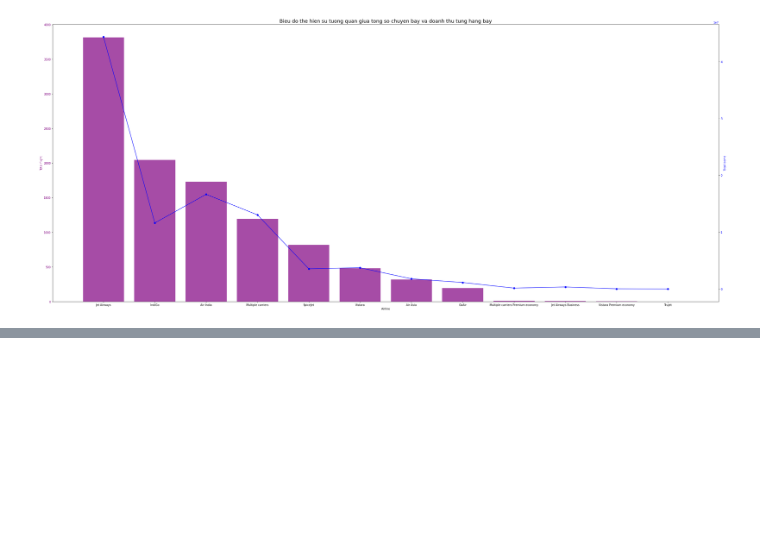
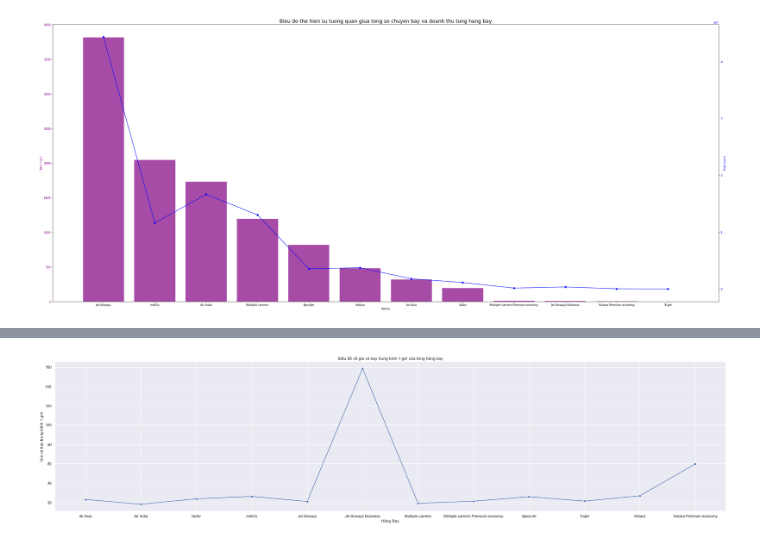
Before and after one commit to Nganho22/rvPython, a Jupyter notebook: 20127250.ipynb, the cells around one changed output, grey strips where cells are left out. Saved outputs shown, nothing was run; the diff lists cells and outputs as text; code cells hidden in the pictures; blank space fills up the shorter version.

```diff
--- a/20127250.ipynb
+++ b/20127250.ipynb
@@ -295,0 +365,17 @@ plt.show()
+# %%
+
+merged_DT['Duration_hours'] = merged_DT['Duration'].str.extract('(\d+)h', expand=False).astype(float)
+merged_DT['Duration_minutes'] = merged_DT['Duration'].str.extract('(\d+)m', expand=False).astype(float)
+merged_DT['Duration_total_hour'] = merged_DT['Duration_hours'] + merged_DT['Duration_minutes']/60
+
+merged_DT['Price_per_hour'] = merged_DT['Price']/ merged_DT['Duration_total_hour']
+airlinegroup = merged_DT.groupby('Airline')['Price_per_hour'].mean().round(2).reset_index()
+
+plt.figure(figsize=(35, 8))
+sns.lineplot(x='Airline', y='Price_per_hour', data=airlinegroup, marker='o')
+plt.title('Biểu đồ về giá vé bay trung bình 1 giờ của từng hãng bay')
+plt.xlabel('Hãng Bay')
+plt.ylabel('Giá vé bay trung bình 1 giờ')
+plt.show()
+# %% [output]
+[figure, added]
```
Also changed, not shown: parts of 4 cells of this notebook, 7 other files.
